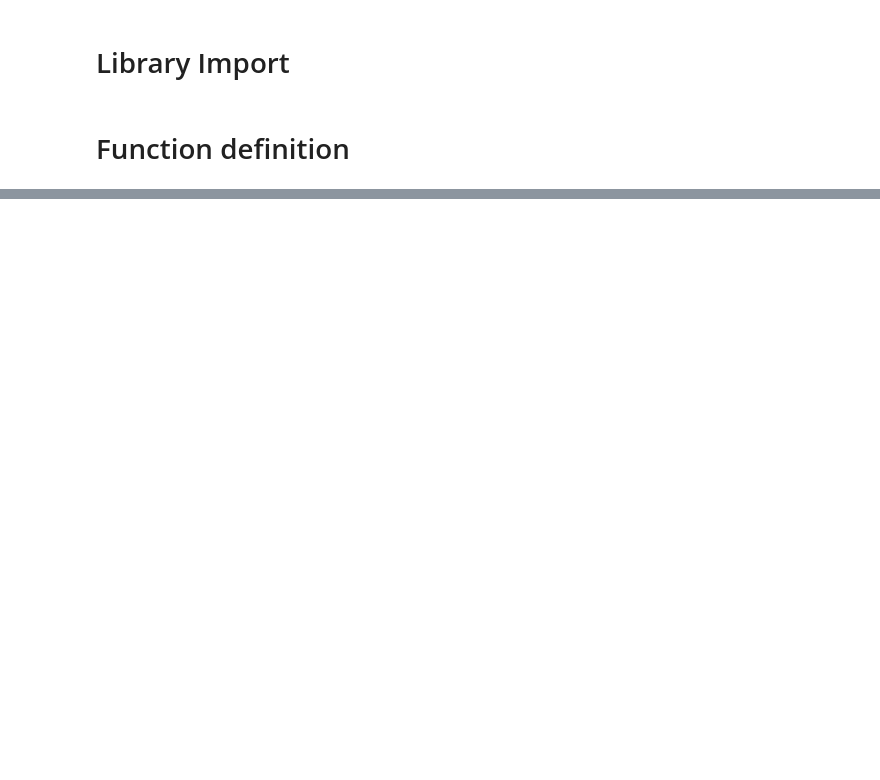
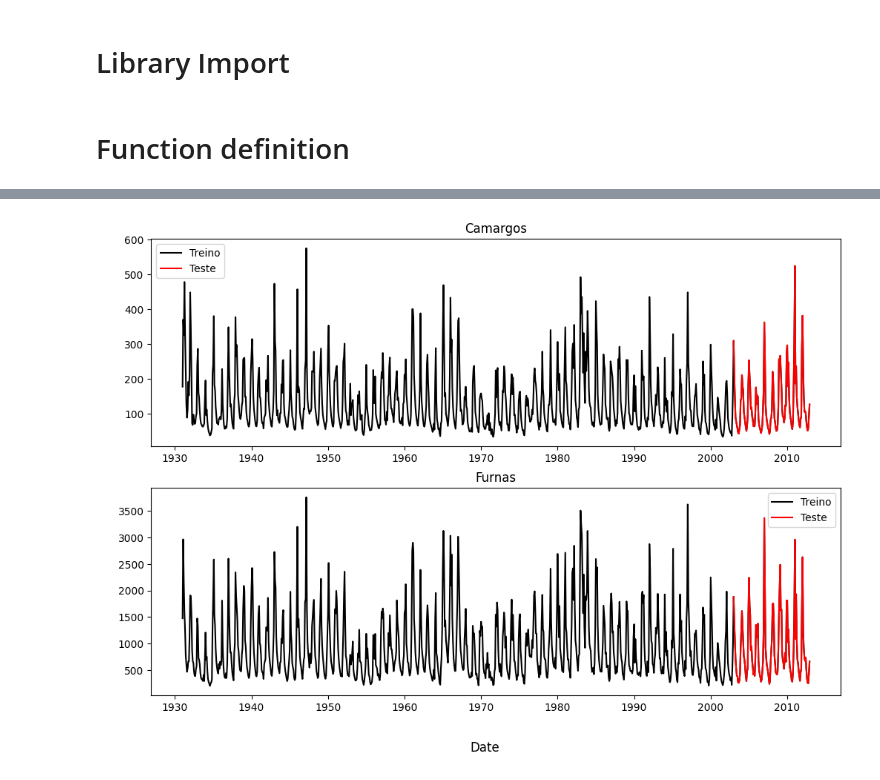
Before and after one commit to thiagolopes97/E-TUNI_NARMAX_RIVER, a Jupyter notebook: Notebook/EDA_Analysis.ipynb, the cells around one changed output, grey strips where cells are left out. Saved outputs shown, nothing was run; the diff lists cells and outputs as text; code cells hidden in the pictures; blank space fills up the shorter version.

```diff
--- a/Notebook/EDA_Analysis.ipynb
+++ b/Notebook/EDA_Analysis.ipynb
@@ -260,0 +125,7 @@ Coeficiente de Hurst = 0.572
+# %%
+df = camargos[['Date','value']]
+df.columns = ['Date','Camargos']
+df['Date'] = pd.to_datetime(df['Date'])
+df['Furnas'] = furnas['value']
+df.index = df['Date']
+df.head()
@@ -260,0 +150,4 @@ Coeficiente de Hurst = 0.572
+# %%
+scaler = MinMaxScaler()
+df[['Camargos_norm', 'Furnas_norm']] = scaler.fit_transform(df[['Camargos', 'Furnas']])
+df.head()
@@ -260,0 +201,24 @@ Coeficiente de Hurst = 0.572
+# %%
+figure, axes = plt.subplots(2, 1, figsize=(12,8))
+
+figure.supxlabel('Date')
+fig0 = sns.lineplot(ax=axes[0],data=df,x='Date',y='Camargos', color = 'k', label='Treino')
+fig0 = sns.lineplot(ax=axes[0],data=df.tail(12*10),x='Date',y='Camargos', color = 'r', label="Teste")
+
+fig1 = sns.lineplot(ax=axes[1],data=df,x='Date',y='Furnas', color = 'k', label="Treino")
+fig1 = sns.lineplot(ax=axes[1],data=df.tail(12*10),x='Date',y='Furnas', color = 'r', label="Teste")
+
+axes[0].set_title('Camargos')
+axes[1].set_title('Furnas')
+
+axes[0].set_ylabel(' ')
+axes[1].set_ylabel(' ')
+
+axes[0].set_xlabel(' ')
+axes[1].set_xlabel(' ')
+
+plt.legend()
+plt.savefig(f'Divisão Treino-Teste.png', format='png')
+plt.show()
+# %% [output]
+[figure, added]
```
Also changed, not shown: parts of 39 cells of this notebook.
